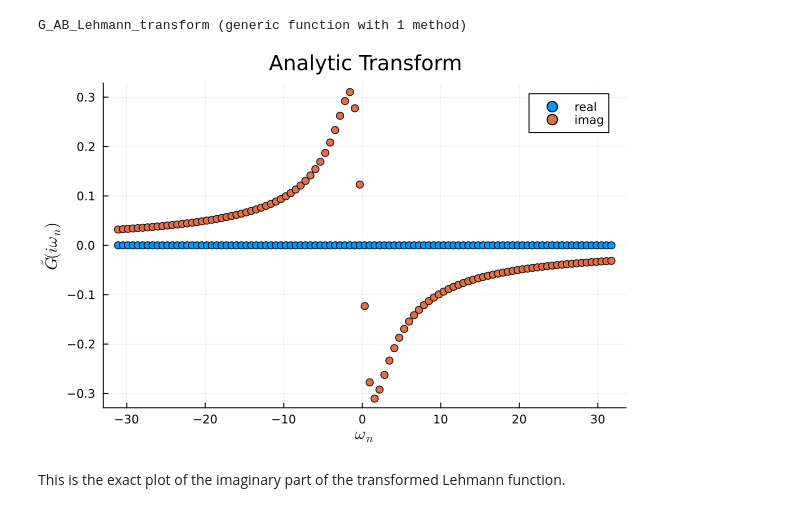
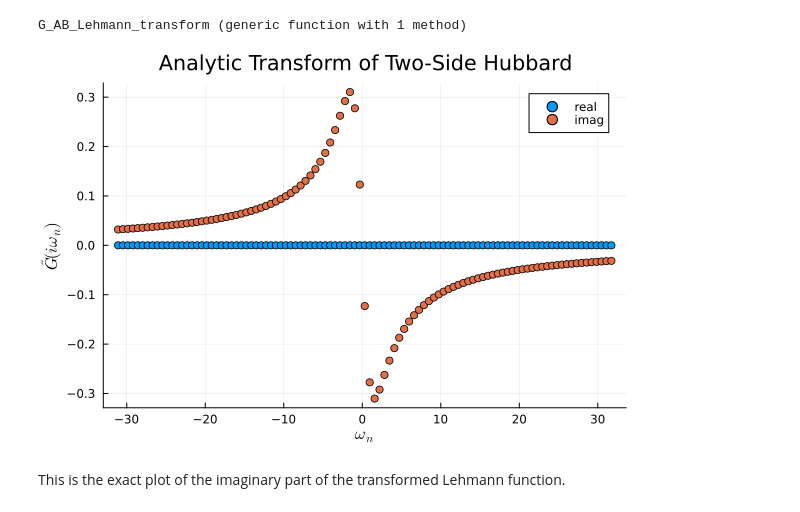
Before and after one commit to SuperMX/HubbardIR, a Jupyter notebook: 2-point Fourier Transform of Green's Functions with Intermediate Representations on Hubbard Models.ipynb, the cells around one changed output. Cells and saved outputs as stored; diff of their text form; code cells hidden in the pictures.

```diff
--- a/2-point Fourier Transform of Green's Functions with Intermediate Representations on Hubbard Models.ipynb
+++ b/2-point Fourier Transform of Green's Functions with Intermediate Representations on Hubbard Models.ipynb
@@ -269,15 +265,15 @@ G_AB_Lehmann_transform (generic function with 1 method)
 # %%
 transform_Lehmann = (G_AB_Lehmann_transform(A, B, τ_arr, H, β, n_max))
 transform_Lehmann_real = real(transform_Lehmann)
 transform_Lehmann_imag = imag(transform_Lehmann)
 
 plot(ω,[transform_Lehmann_real transform_Lehmann_imag],
-    title = "Analytic Transform",
+    title = "Analytic Transform of Two-Side Hubbard",
     label = ["real" "imag"],
     seriestype=:scatter,
     lw = 1, xlabel = L"ω_n", ylabel = L"\tilde{G}(iω_n)", fmt = :png)
 # %% [output]
-[figure, old version]
+[figure, new version]
 # %% [markdown]
 This is the exact plot of the imaginary part of the transformed Lehmann function.
 # %%
```
Also changed, not shown: parts of 13 cells of this notebook, 2 other files.
